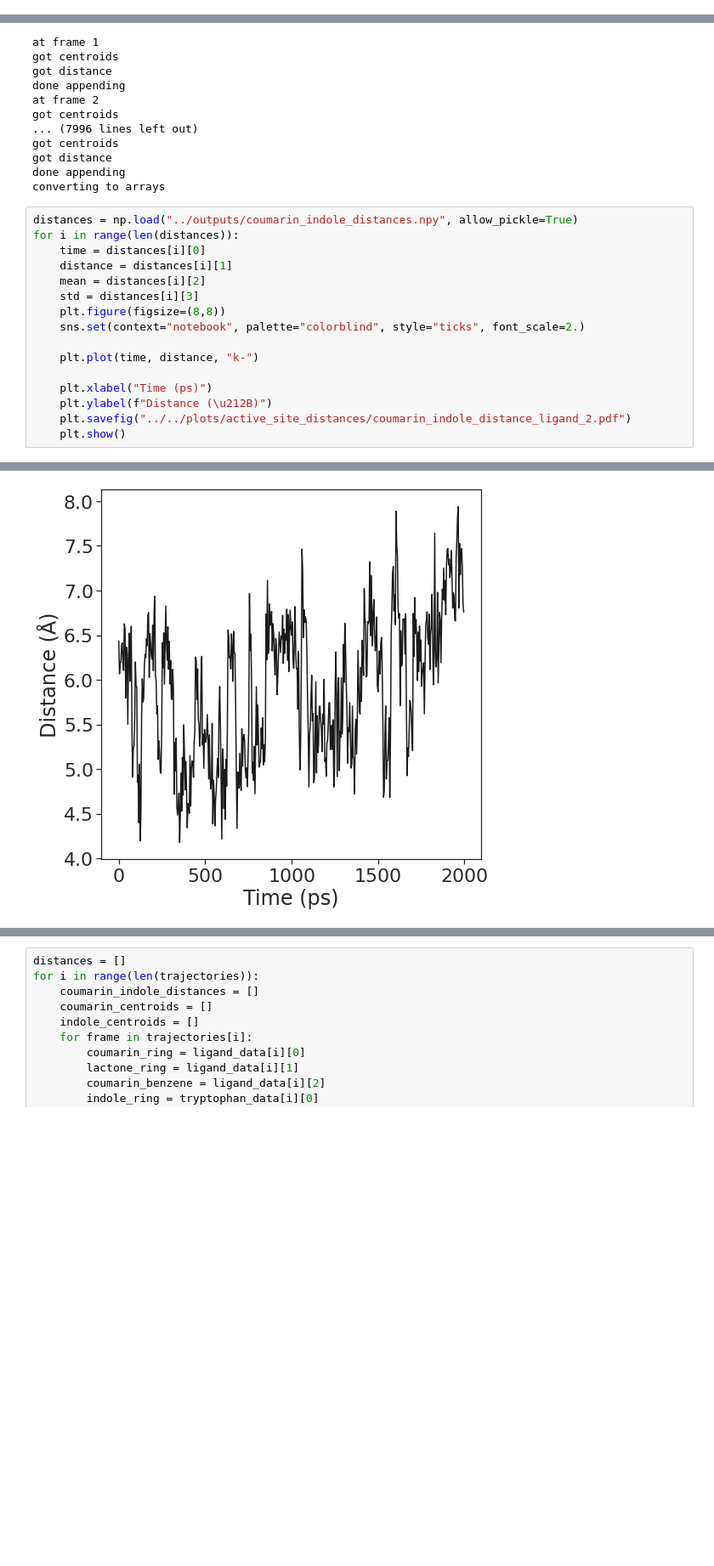
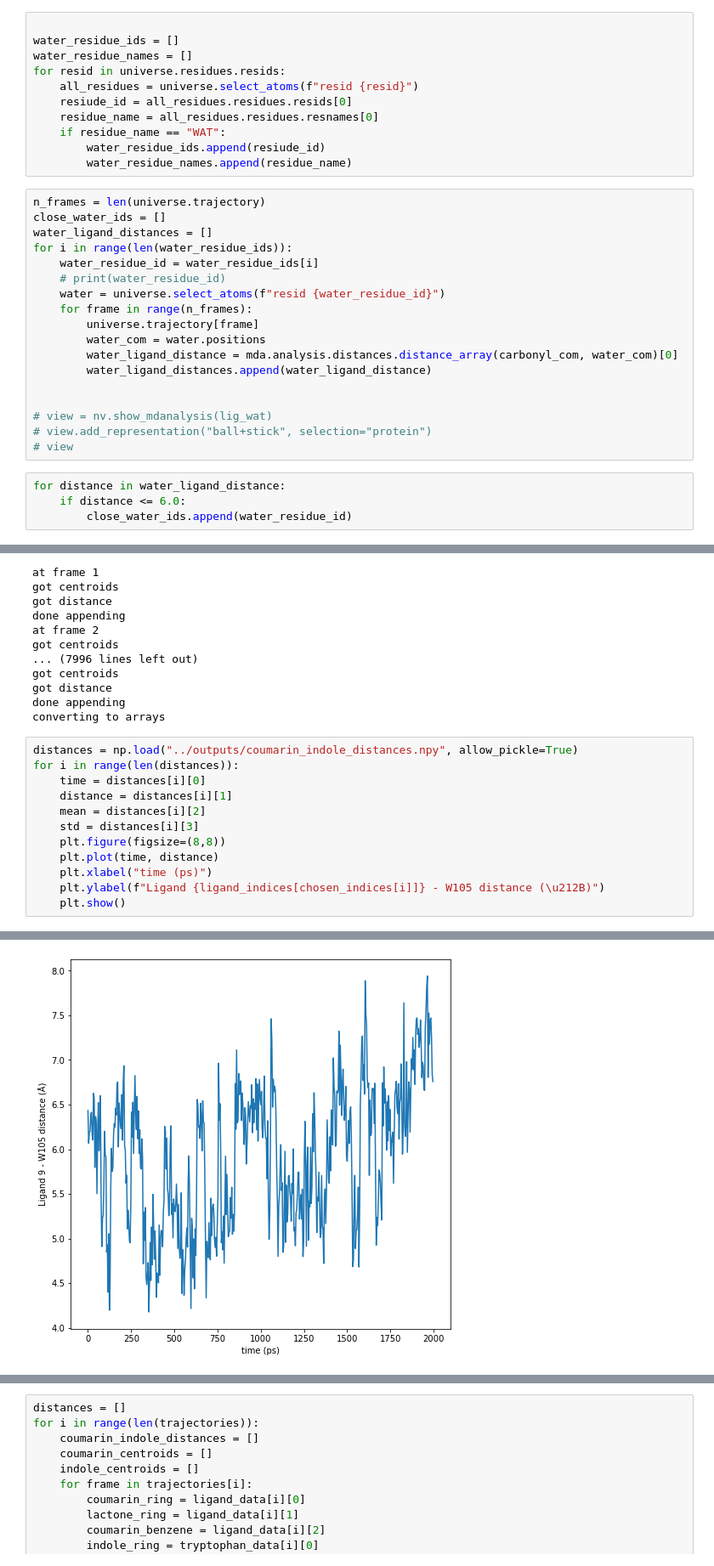
Before and after one commit to jasmin-guven/first_year_project, a Jupyter notebook: execution_model/scripts/active_site_analysis.ipynb, the cells around one changed output, grey strips where cells are left out. Shown at 85% size. Saved outputs shown, nothing was run; the diff lists cells and outputs as text; blank space fills up the shorter version.

```diff
--- a/execution_model/scripts/active_site_analysis.ipynb
+++ b/execution_model/scripts/active_site_analysis.ipynb
@@ -95,3 +120,36 @@ NGLWidget(max_frame=499)
+# %%
+
+water_residue_ids = []
+water_residue_names = []
+for resid in universe.residues.resids:
+    all_residues = universe.select_atoms(f"resid {resid}")
+    resiude_id = all_residues.residues.resids[0]
+    residue_name = all_residues.residues.resnames[0]
+    if residue_name == "WAT":
+        water_residue_ids.append(resiude_id)
+        water_residue_names.append(residue_name)
+# %%
+n_frames = len(universe.trajectory)
+close_water_ids = []
+water_ligand_distances = []
+for i in range(len(water_residue_ids)):
+    water_residue_id = water_residue_ids[i]
+    # print(water_residue_id)
+    water = universe.select_atoms(f"resid {water_residue_id}")
+    for frame in range(n_frames):
+        universe.trajectory[frame]
+        water_com = water.positions
+        water_ligand_distance = mda.analysis.distances.distance_array(carbonyl_com, water_com)[0]
+        water_ligand_distances.append(water_ligand_distance)
+
+
+# view = nv.show_mdanalysis(lig_wat)
+# view.add_representation("ball+stick", selection="protein")
+# view
+# %%
+for distance in water_ligand_distance:
+    if distance <= 6.0:
+        close_water_ids.append(water_residue_id)
 # %%
 histidine = universe.select_atoms("resid 250")
 arginine = universe.select_atoms("resid 197")
@@ -296,12 +356,8 @@ for i in range(len(distances)):
     mean = distances[i][2]
     std = distances[i][3]
     plt.figure(figsize=(8,8))
-    sns.set(context="notebook", palette="colorblind", style="ticks", font_scale=2.)
-
-    plt.plot(time, distance, "k-")
-
-    plt.xlabel("Time (ps)")
-    plt.ylabel(f"Distance (\u212B)")
-    plt.savefig("../../plots/active_site_distances/coumarin_indole_distance_ligand_2.pdf")
+    plt.plot(time, distance)
+    plt.xlabel("time (ps)")
+    plt.ylabel(f"Ligand {ligand_indices[chosen_indices[i]]} - W105 distance (\u212B)")
     plt.show()
 # %% [output]
@@ -310 +366 @@ for i in range(len(distances)):
-[figure, old version]
+[figure, new version]
```
Also changed, not shown: parts of 12 cells of this notebook.
